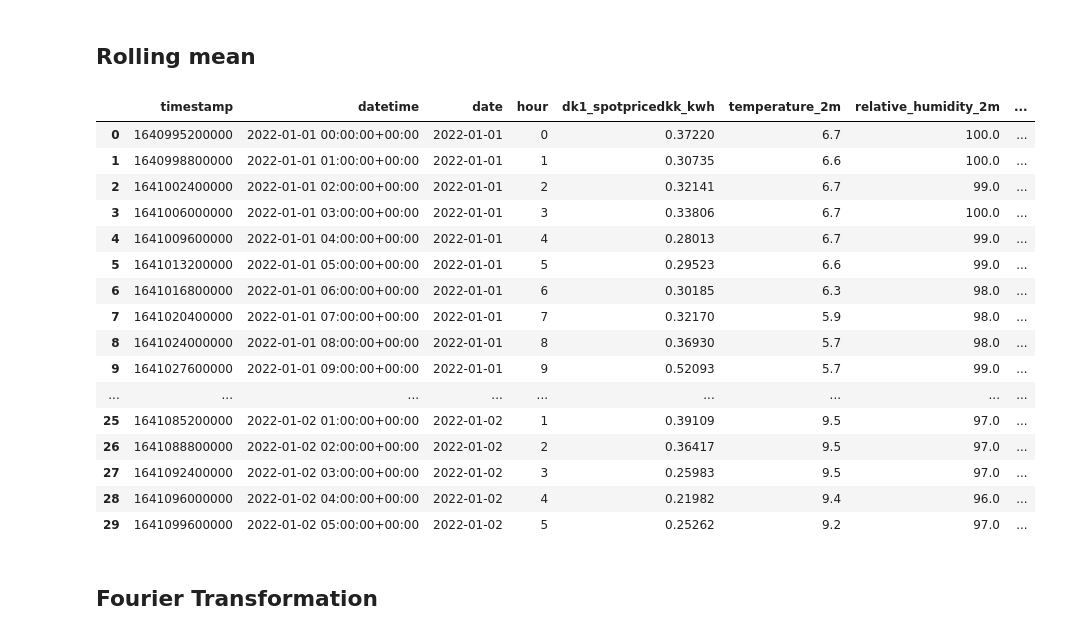
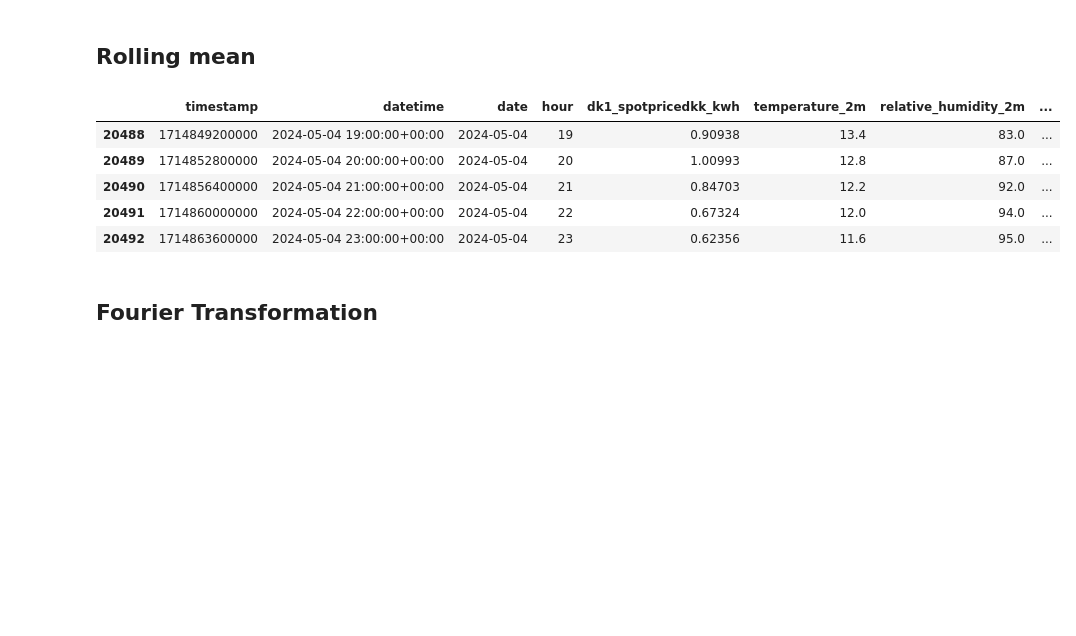
Before and after one commit to Benj3037/bds_m7_second-semester-project, a Jupyter notebook: pipeline/3_training_pipeline_xgboost.ipynb, the cells around one changed output. Cells and saved outputs as stored; diff of their text form; code cells hidden in the pictures; blank space fills up the shorter version.

```diff
--- a/pipeline/3_training_pipeline_xgboost.ipynb
+++ b/pipeline/3_training_pipeline_xgboost.ipynb
@@ -172,7 +172,7 @@ df_rolling = df.copy()
 
 # Creating rolling mean for time-series data
 
-def create_rolling_mean(data, window_size=25):
+def create_rolling_mean(data, window_size=5): # window_size is the number of previous observations to consider // 5 hours
 
     data['rolling_mean'] = data['dk1_spotpricedkk_kwh'].rolling(window=window_size).mean()
 
@@ -180,27 +180,16 @@ def create_rolling_mean(data, window_size=25):
 
 # Applying rolling mean to the dataset
 
-rolled_data = create_rolling_mean(df_rolling, window_size=25)
+rolled_data = create_rolling_mean(df_rolling, window_size=5) # 5 hours
 # %%
-rolled_data[:30]
+rolled_data.tail()
 # %% [output]
 |  | timestamp | datetime | date | hour | dk1_spotpricedkk_kwh | temperature_2m | relative_humidity_2m | ... |
-| 0 | 1640995200000 | 2022-01-01 00:00:00+00:00 | 2022-01-01 | 0 | 0.37220 | 6.7 | 100.0 | ... |
-| 1 | 1640998800000 | 2022-01-01 01:00:00+00:00 | 2022-01-01 | 1 | 0.30735 | 6.6 | 100.0 | ... |
-| 2 | 1641002400000 | 2022-01-01 02:00:00+00:00 | 2022-01-01 | 2 | 0.32141 | 6.7 | 99.0 | ... |
-| 3 | 1641006000000 | 2022-01-01 03:00:00+00:00 | 2022-01-01 | 3 | 0.33806 | 6.7 | 100.0 | ... |
-| 4 | 1641009600000 | 2022-01-01 04:00:00+00:00 | 2022-01-01 | 4 | 0.28013 | 6.7 | 99.0 | ... |
-| 5 | 1641013200000 | 2022-01-01 05:00:00+00:00 | 2022-01-01 | 5 | 0.29523 | 6.6 | 99.0 | ... |
-| 6 | 1641016800000 | 2022-01-01 06:00:00+00:00 | 2022-01-01 | 6 | 0.30185 | 6.3 | 98.0 | ... |
-| 7 | 1641020400000 | 2022-01-01 07:00:00+00:00 | 2022-01-01 | 7 | 0.32170 | 5.9 | 98.0 | ... |
-| 8 | 1641024000000 | 2022-01-01 08:00:00+00:00 | 2022-01-01 | 8 | 0.36930 | 5.7 | 98.0 | ... |
-| 9 | 1641027600000 | 2022-01-01 09:00:00+00:00 | 2022-01-01 | 9 | 0.52093 | 5.7 | 99.0 | ... |
-| ... | ... | ... | ... | ... | ... | ... | ... | ... |
-| 25 | 1641085200000 | 2022-01-02 01:00:00+00:00 | 2022-01-02 | 1 | 0.39109 | 9.5 | 97.0 | ... |
-| 26 | 1641088800000 | 2022-01-02 02:00:00+00:00 | 2022-01-02 | 2 | 0.36417 | 9.5 | 97.0 | ... |
-| 27 | 1641092400000 | 2022-01-02 03:00:00+00:00 | 2022-01-02 | 3 | 0.25983 | 9.5 | 97.0 | ... |
-| 28 | 1641096000000 | 2022-01-02 04:00:00+00:00 | 2022-01-02 | 4 | 0.21982 | 9.4 | 96.0 | ... |
-| 29 | 1641099600000 | 2022-01-02 05:00:00+00:00 | 2022-01-02 | 5 | 0.25262 | 9.2 | 97.0 | ... |
+| 20488 | 1714849200000 | 2024-05-04 19:00:00+00:00 | 2024-05-04 | 19 | 0.90938 | 13.4 | 83.0 | ... |
+| 20489 | 1714852800000 | 2024-05-04 20:00:00+00:00 | 2024-05-04 | 20 | 1.00993 | 12.8 | 87.0 | ... |
+| 20490 | 1714856400000 | 2024-05-04 21:00:00+00:00 | 2024-05-04 | 21 | 0.84703 | 12.2 | 92.0 | ... |
+| 20491 | 1714860000000 | 2024-05-04 22:00:00+00:00 | 2024-05-04 | 22 | 0.67324 | 12.0 | 94.0 | ... |
+| 20492 | 1714863600000 | 2024-05-04 23:00:00+00:00 | 2024-05-04 | 23 | 0.62356 | 11.6 | 95.0 | ... |
 # %% [markdown]
 ## Fourier Transformation
 # %%
```
Also changed, not shown: parts of 10 cells of this notebook.
